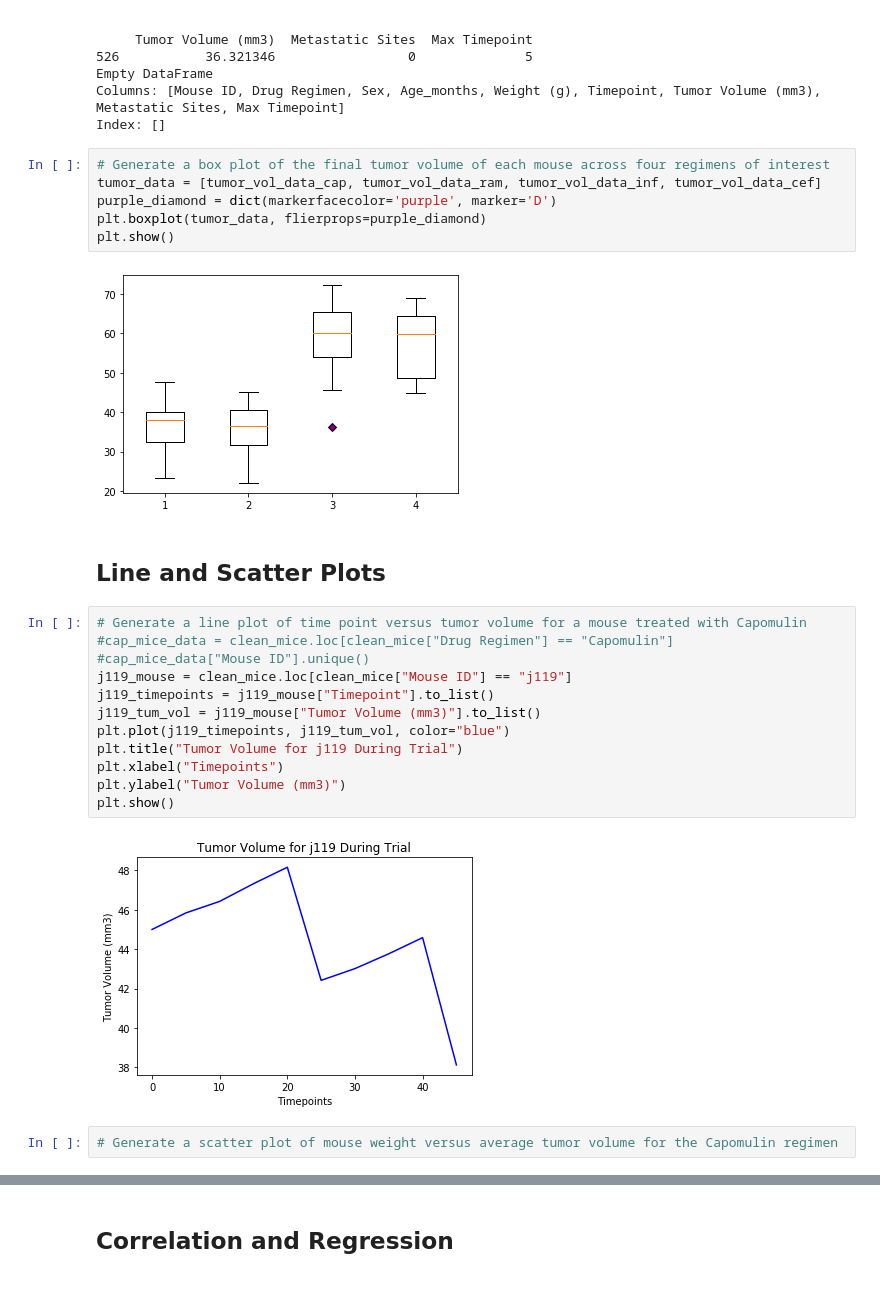
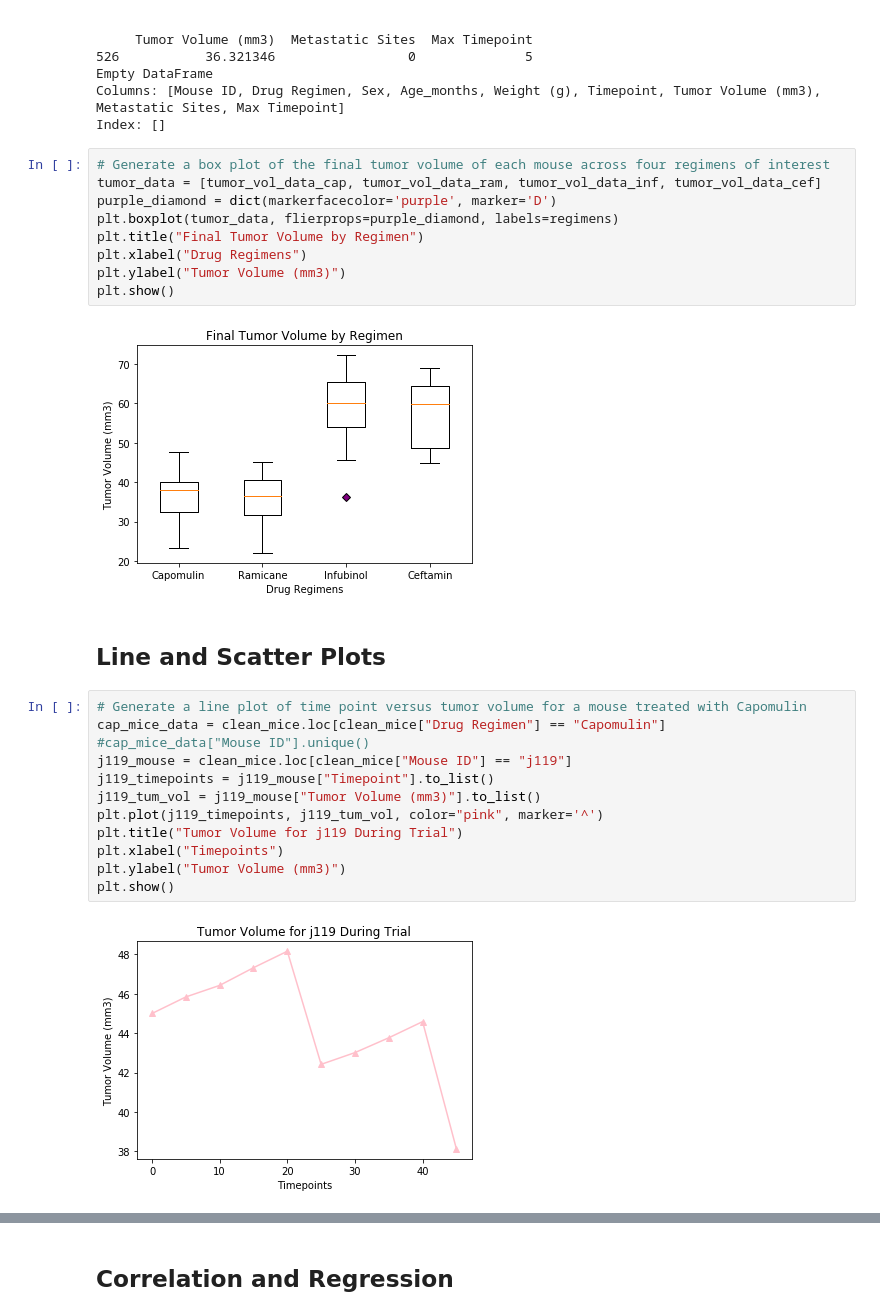
Before and after one commit to alissavokes/matplotlib-challenge, a Jupyter notebook: Pymaceuticals/pymaceuticals_starter.ipynb, the cells around one changed output, grey strips where cells are left out. Cells and saved outputs as stored; diff of their text form; blank space fills up the shorter version.

```diff
--- a/Pymaceuticals/pymaceuticals_starter.ipynb
+++ b/Pymaceuticals/pymaceuticals_starter.ipynb
@@ -273,26 +273,27 @@ Index: []
 # %%
 # Generate a box plot of the final tumor volume of each mouse across four regimens of interest
 tumor_data = [tumor_vol_data_cap, tumor_vol_data_ram, tumor_vol_data_inf, tumor_vol_data_cef]
 purple_diamond = dict(markerfacecolor='purple', marker='D')
-plt.boxplot(tumor_data, flierprops=purple_diamond)
+plt.boxplot(tumor_data, flierprops=purple_diamond, labels=regimens)
+plt.title("Final Tumor Volume by Regimen")
+plt.xlabel("Drug Regimens")
+plt.ylabel("Tumor Volume (mm3)")
 plt.show()
 # %% [output]
-[figure, old version]
+[figure, new version]
 # %% [markdown]
 ## Line and Scatter Plots
 # %%
 # Generate a line plot of time point versus tumor volume for a mouse treated with Capomulin
-#cap_mice_data = clean_mice.loc[clean_mice["Drug Regimen"] == "Capomulin"]
+cap_mice_data = clean_mice.loc[clean_mice["Drug Regimen"] == "Capomulin"]
 #cap_mice_data["Mouse ID"].unique()
 j119_mouse = clean_mice.loc[clean_mice["Mouse ID"] == "j119"]
 j119_timepoints = j119_mouse["Timepoint"].to_list()
 j119_tum_vol = j119_mouse["Tumor Volume (mm3)"].to_list()
-plt.plot(j119_timepoints, j119_tum_vol, color="blue")
+plt.plot(j119_timepoints, j119_tum_vol, color="pink", marker='^')
 plt.title("Tumor Volume for j119 During Trial")
 plt.xlabel("Timepoints")
 plt.ylabel("Tumor Volume (mm3)")
 plt.show()
 # %% [output]
-[figure, old version]
+[figure, new version]
-# %%
-# Generate a scatter plot of mouse weight versus average tumor volume for the Capomulin regimen
```
Also changed, not shown: parts of 1 cell of this notebook.
